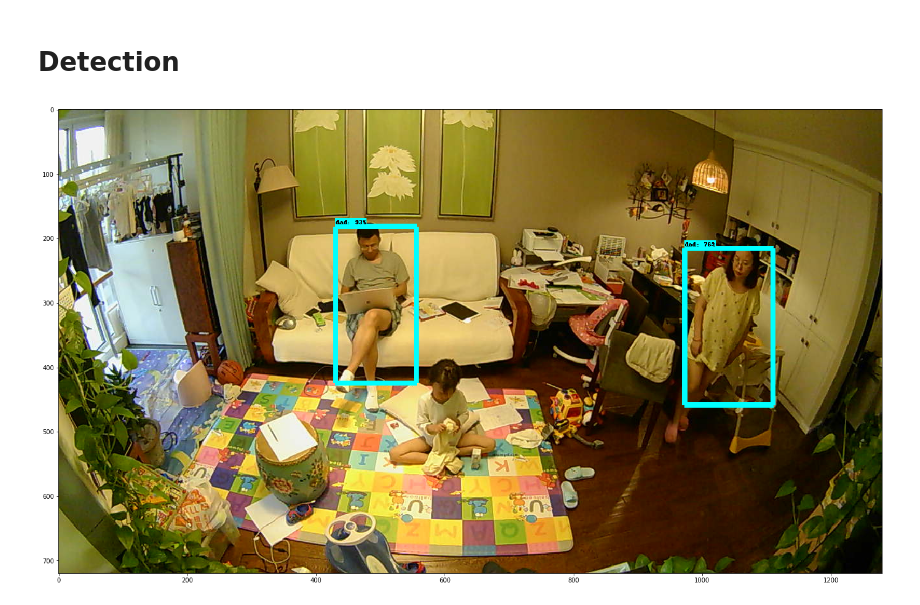
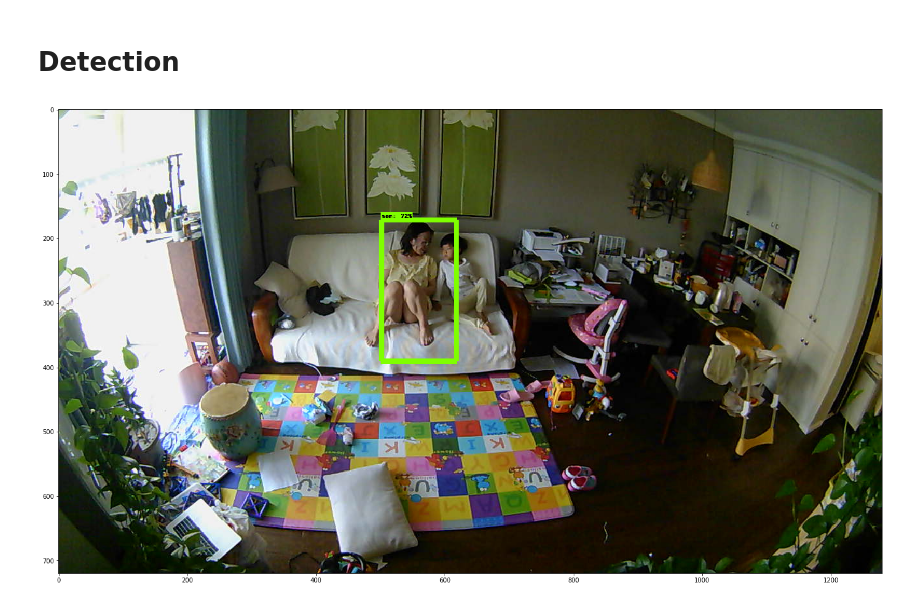
Before and after one commit to lianchunliu/family-detection, a Jupyter notebook: object_detection/object_detection_tutorial.ipynb, the cells around one changed output. Saved outputs shown, nothing was run; the diff lists cells and outputs as text; code cells hidden in the pictures.

```diff
--- a/object_detection/object_detection_tutorial.ipynb
+++ b/object_detection/object_detection_tutorial.ipynb
@@ -148,36 +148,36 @@ def run_inference_for_single_image(image, graph):
 # %%
 %matplotlib inline
 
-TEST_IMAGE_PATHS = [ '/floyd/input/family/img_20190630_192801.jpg']
+TEST_IMAGE_PATHS = [ '/floyd/input/family/images/img_20190701_062201.jpg']
 
 # Size, in inches, of the output images.
 IMAGE_SIZE = (24, 16)
 
 #for image_path in TEST_IMAGE_PATHS:
 image_path = TEST_IMAGE_PATHS[0]
 image = Image.open(image_path)
   # the array based representation of the image will be used later in order to prepare the
   # result image with boxes and labels on it.
 image_np = load_image_into_numpy_array(image)
 #plt.imshow(image_np)
   # Expand dimensions since the model expects images to have shape: [1, None, None, 3]
 image_np_expanded = np.expand_dims(image_np, axis=0)
   # Actual detection.
 output_dict = run_inference_for_single_image(image_np_expanded, detection_graph)
 #print(output_dict)
   # Visualization of the results of a detection.
 vis_util.visualize_boxes_and_labels_on_image_array(
       image_np,
       output_dict['detection_boxes'],
       output_dict['detection_classes'],
       output_dict['detection_scores'],
       category_index,
       instance_masks=output_dict.get('detection_masks'),
       use_normalized_coordinates=True,
       line_thickness=8)
 
 plt.figure(figsize=IMAGE_SIZE)
 plt.imshow(image_np)
 plt.show()
 # %% [output]
-[figure, old version]
+[figure, new version]
```
Also changed, not shown: 2 other files.
